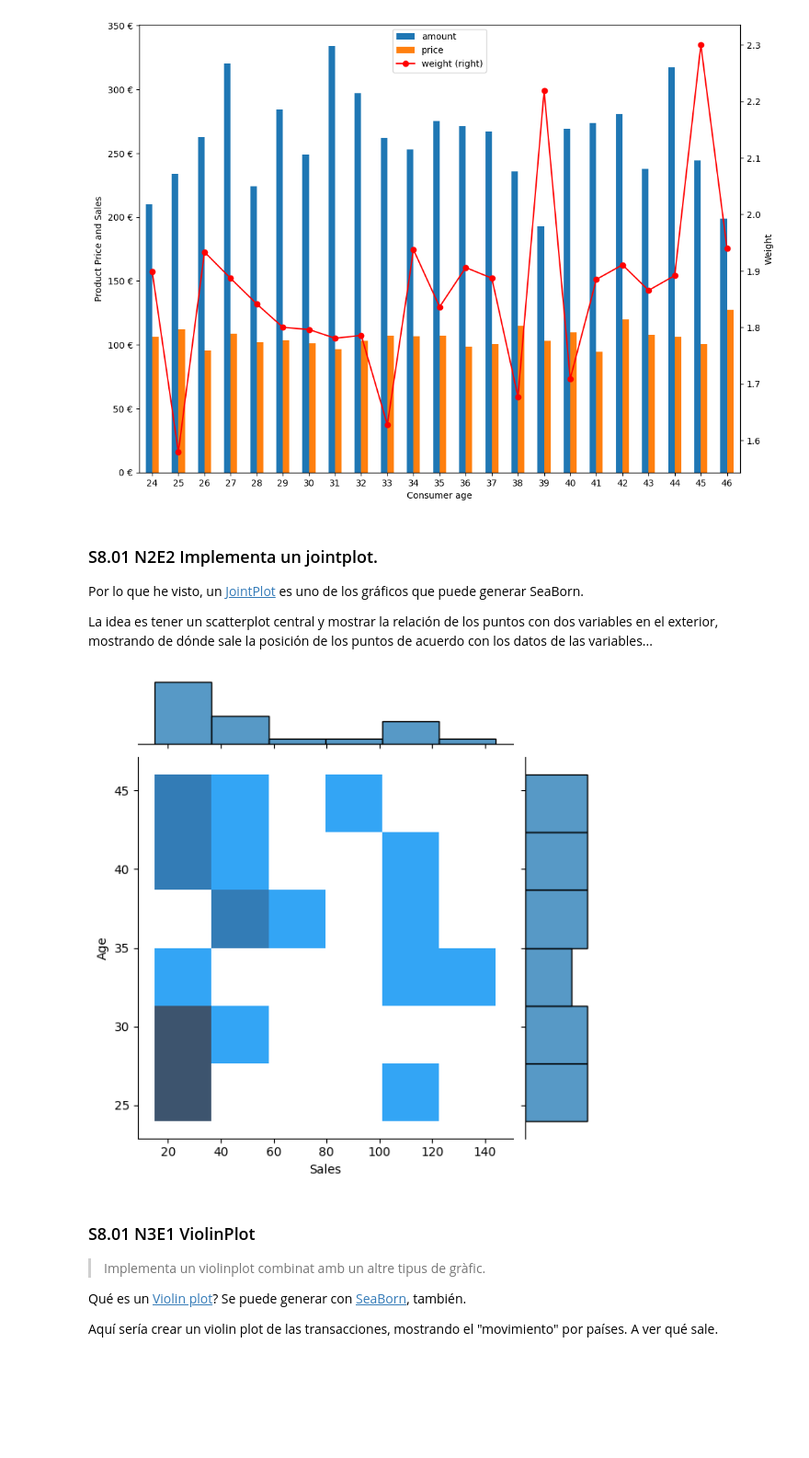
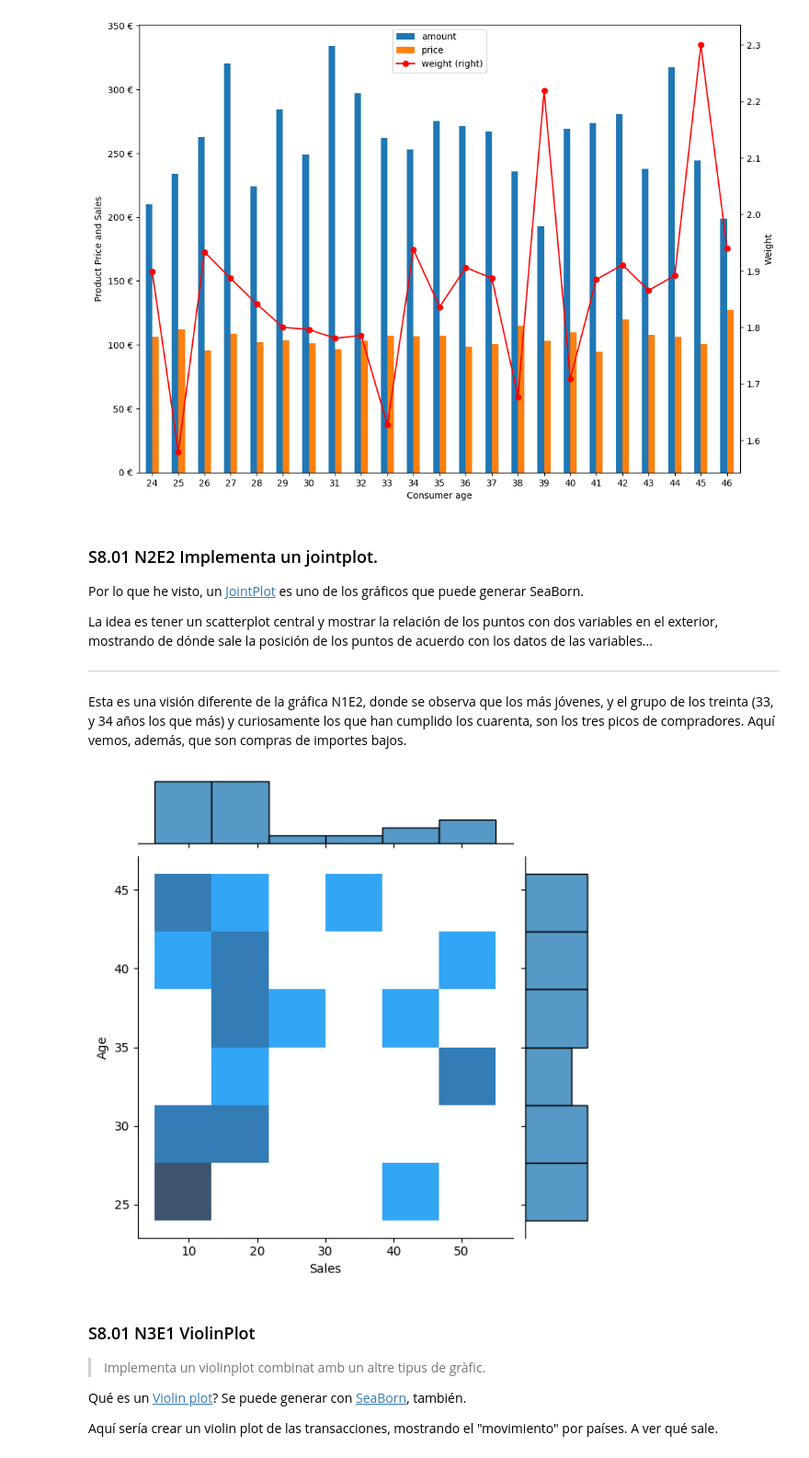
Before and after one commit to mlopezgva/it-academy-mlg, a Jupyter notebook: SPRINT8/Sprint_8.01.ipynb, the cells around one changed output. Shown at 92% size. Saved outputs shown, nothing was run; the diff lists cells and outputs as text; code cells hidden in the pictures; blank space fills up the shorter version.

```diff
--- a/SPRINT8/Sprint_8.01.ipynb
+++ b/SPRINT8/Sprint_8.01.ipynb
@@ -608,15 +632,28 @@ graph.yaxis.set_major_formatter(ticker.FormatStrFormatter('%d €'))
 Por lo que he visto, un [JointPlot](https://seaborn.pydata.org/generated/seaborn.jointplot.html) es uno de los gráficos que puede generar SeaBorn.
 
 La idea es tener un scatterplot central y mostrar la relación de los puntos con dos variables en el exterior, mostrando de dónde sale la posición de los puntos de acuerdo con los datos de las variables...
+
+---
+
+Esta es una visión diferente de la gráfica N1E2, donde se observa que los más jóvenes, y el grupo de los treinta (33, y 34 años los que más) y curiosamente los que han cumplido los cuarenta, son los tres picos de compradores. Aquí vemos, además, que son compras de importes bajos.
-# %%
-e = sbn.jointplot(
-    data=sbnSalesXage,
-    y='Age',
-    x='Sales',
-    kind='hist'
-)
-# %% [output]
-[figure, removed]
+# %%
+jpData = tr_df.merge(user_df)
+jpData = jpData[jpData['declined']==0] \
+                .loc[:,['amount', 'age']] \
+                .groupby('age') \
+                .agg(['count', 'sum'])
+
+jpData.columns = ['Sales', 'Revenue']
+jpData['Age']  = jpData.index
+
+e = sbn.jointplot(
+    data=jpData,
+    y='Age',
+    x='Sales',
+    kind='hist'
+)
+# %% [output]
+[figure, added]
 # %% [markdown]
 ### S8.01 N3E1 ViolinPlot
 > Implementa un violinplot combinat amb un altre tipus de gràfic.
```
Also changed, not shown: parts of 2 cells of this notebook.
